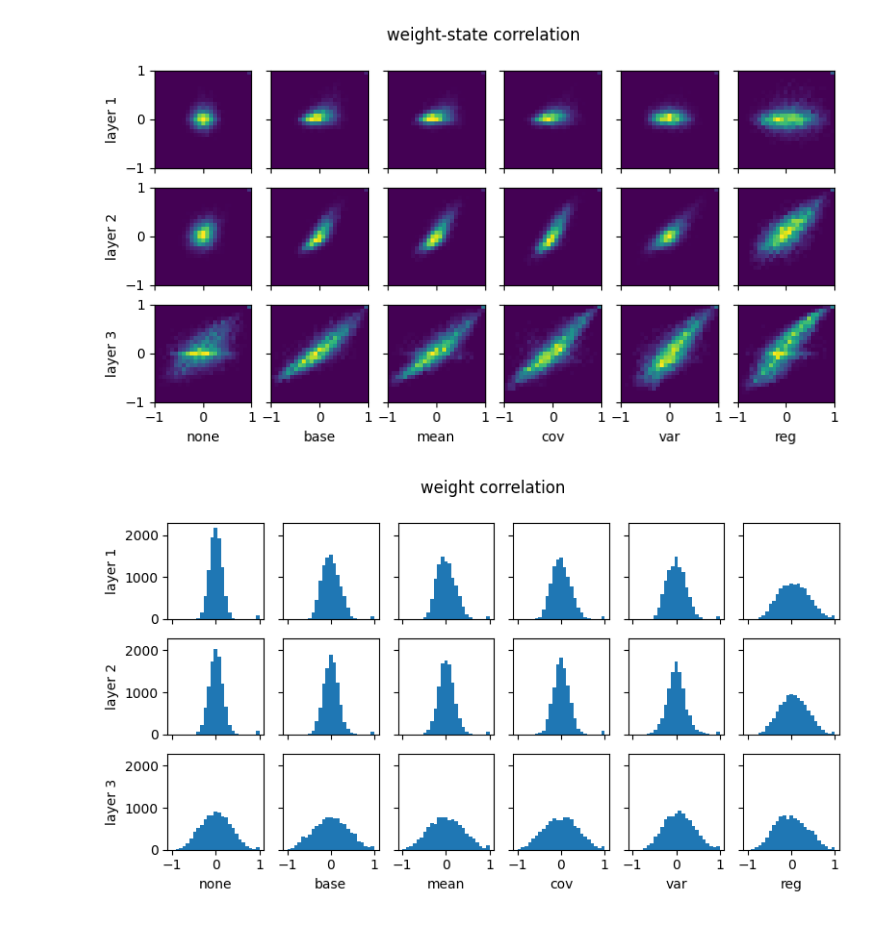
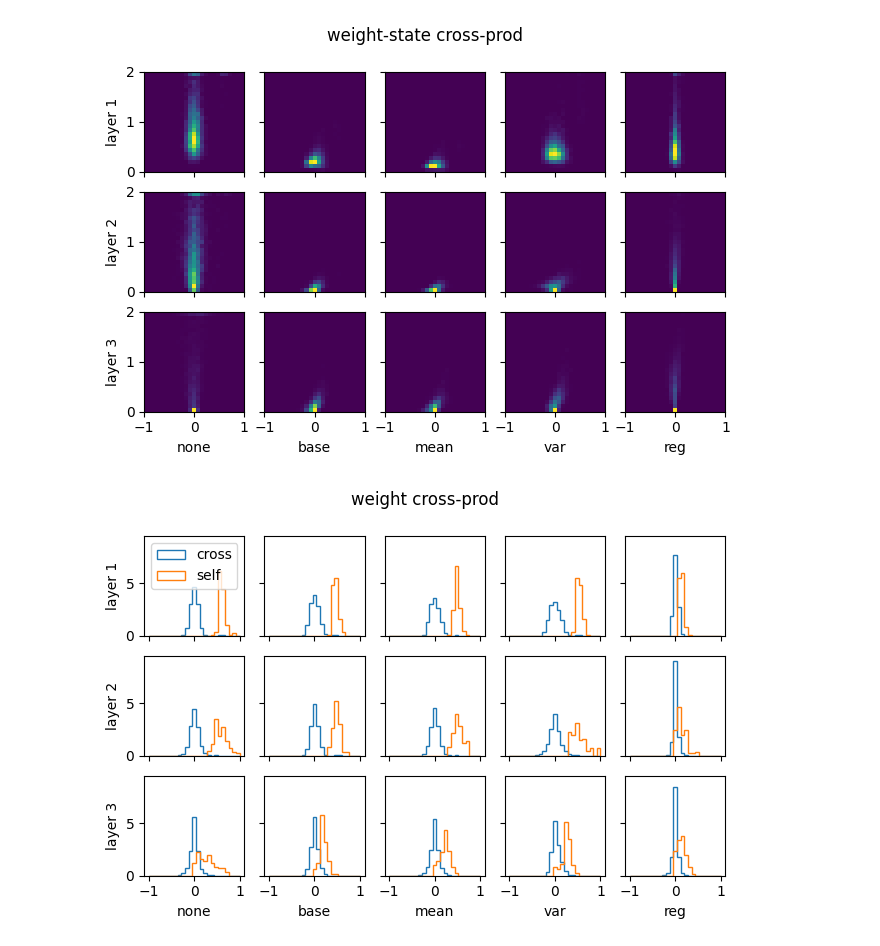
Before and after one commit to yingchenlin/kiln, a Jupyter notebook: dist.ipynb, the cells around one changed output. Drawn from its saved outputs; the diff is of its cells as text; code cells hidden in the pictures.

```diff
--- a/dist.ipynb
+++ b/dist.ipynb
@@ -39,63 +48,70 @@ None
 # %%
 def outer(x):
     return x.unsqueeze(-1) * x.unsqueeze(-2)
 
-def corr(m1, m2):
-    sd = (m2.diagonal() - m1.square()).clip(min=0).sqrt()
-    return (m2 - outer(m1)) / outer(sd)
+def std(m1, m2):
+    return (m2.diagonal() - m1.square()).clip(min=0).sqrt()
 
 def cov(m1, m2):
     return m2 - outer(m1)
 
-def read_state(state, i, training):
+def corr(m1, m2):
+    return cov(m1, m2) / outer(std(m1, m2))
+
+def read_state(state, i, training, sign):
     mode = "train" if training else "eval"
-    num = state[f"{i}.{mode}_num"]
-    sum = state[f"{i}.{mode}_sum"]
-    sum_sq = state[f"{i}.{mode}_sum_sq"]
-    return sum / num, sum_sq / num
+    postfix = "p" if sign else ""
+    s0 = state[f"{i}.{mode}_agg.s0"]
+    s1 = state[f"{i}.{mode}_agg.s1{postfix}"]
+    s2 = state[f"{i}.{mode}_agg.s2{postfix}"]
+    return s1 / s0, s2 / s0
 
-def read_weight(state, i, transpose):
+def read_weight(state, i):
     w = state[f"{i}.weight"]
-    if transpose:
-        w = w.T
-    return w.mean(1), w @ w.T
+    return w.mean(1), w.T @ w
 
 def gridplot(title, xlabels, ylabels):
     nrows, ncols = len(ylabels), len(xlabels)
     fig, axes = plt.subplots(
         nrows, ncols, sharex=True, sharey=True,
         figsize=(ncols*1.5, nrows*1.5), dpi=100, facecolor="w")
     fig.suptitle(title)
     for i in range(ncols):
         axes[nrows-1][i].set_xlabel(xlabels[i])
     for i in range(nrows):
         axes[i][0].set_ylabel(ylabels[i])
     return axes
 
-#group, tags = "test", ("none", "base", "mean", "cov", "var", "reg")
-group, tags = "layers", ("l", "l1", "l2", "l3", "l12", "l13", "l23", "l123")
+def setplot(group, tags, layers, term, ranges, fn):
+    ax_xy = gridplot(f"weight-state {term}", tags, layers)
+    ax_x = gridplot(f"weight {term}", tags, layers)
+    ax_y = gridplot(f"state {term}", tags, layers)
+    for i, tag in enumerate(tags):
+        state = torch.load(f"outputs/{group}/{tag}_1/checkpoint-{epoch}.pt")
+        for j, _ in enumerate(layers):
+            w_m1, w_m2 = read_weight(state["model"], j*4+6)
+            s_m1, s_m2 = read_state(state["model"], j*4+4, True)
+            x = fn(w_m1, w_m2).clip(min=ranges[0][0], max=ranges[0][1])
+            y = fn(s_m1, s_m2).clip(min=ranges[1][0], max=ranges[1][1])
+            ax_xy[j][i].hist2d(x.flatten().numpy(), y.flatten().numpy(), range=ranges, bins=(25, 25))
+            kwargs = {"bins": 25, "histtype": "step", "density": True}
+            ax_x[j][i].hist(x.flatten().numpy(), range=ranges[0], label="cross", **kwargs)
+            ax_x[j][i].hist(x.diagonal().numpy(), range=ranges[0], label="self", **kwargs)
+            ax_y[j][i].hist(y.flatten().numpy(), range=ranges[1], label="cross", **kwargs)
+            ax_y[j][i].hist(y.diagonal().numpy(), range=ranges[1], label="self", **kwargs)
+    ax_x[0][0].legend()
+    ax_y[0][0].legend()
+
+group, tags = "schemes", ("none", "base", "mean", "var", "reg")
+#group, tags = "layers", ("l", "l1", "l2", "l12", "l3", "l13", "l23", "l123")
 layers = [f"layer {i+1}" for i in range(3)]
 epoch = 50
-#term, ranges, fn = "corss-prod", ((-1/3, 1/3), (0, 2/3)), lambda m1, m2: m2
-#term, ranges, fn = "covariance", ((-1/4, 1/4), (-1/4, 1/4)), cov
-term, ranges, fn = "correlation", ((-1, 1), (-1, 1)), corr
-
-ax_xy = gridplot(f"weight-state {term}", tags, layers)
-ax_x = gridplot(f"weight {term}", tags, layers)
-ax_y = gridplot(f"state {term}", tags, layers)
-for i, tag in enumerate(tags):
-    state = torch.load(f"outputs/{group}/{tag}_1/checkpoint-{epoch}.pt")
-    for j in range(3):
-        #w_m1, w_m2 = read_weight(state["model"], j*4+2, False)
-        w_m1, w_m2 = read_weight(state["model"], j*4+6, True)
-        s_m1, s_m2 = read_state(state["model"], j*4+4, True)
-        x = fn(w_m1, w_m2)
-        y = fn(s_m1, s_m2)
-        x = x.flatten().numpy()
-        y = y.flatten().numpy()
-        ax_xy[j][i].hist2d(x, y, bins=(25, 25), range=ranges)
-        ax_x[j][i].hist(x, bins=25, range=ranges[0])
-        ax_y[j][i].hist(y, bins=25, range=ranges[1])
+#term, ranges, fn = "mean", ((-1/16, 1/16), (0, 2)), lambda m1, m2: m1
+#term, ranges, fn = "std", ((0, 1), (0, 2)), std
+term, ranges, fn = "cross-prod", ((-1/1, 1/1), (0, 2/1)), lambda m1, m2: m2
+#term, ranges, fn = "covariance", ((-1/1, 1/1), (-1/1, 1/1)), cov
+#term, ranges, fn = "correlation", ((-1, 1), (-1, 1)), corr
+setplot(group, tags, layers, term, ranges, fn)
 # %% [output]
-[figure, old version]
+[figure, new version]
-[figure, old version]
+[figure, new version]
```
Also changed, not shown: parts of 3 cells of this notebook, 7 other files.
